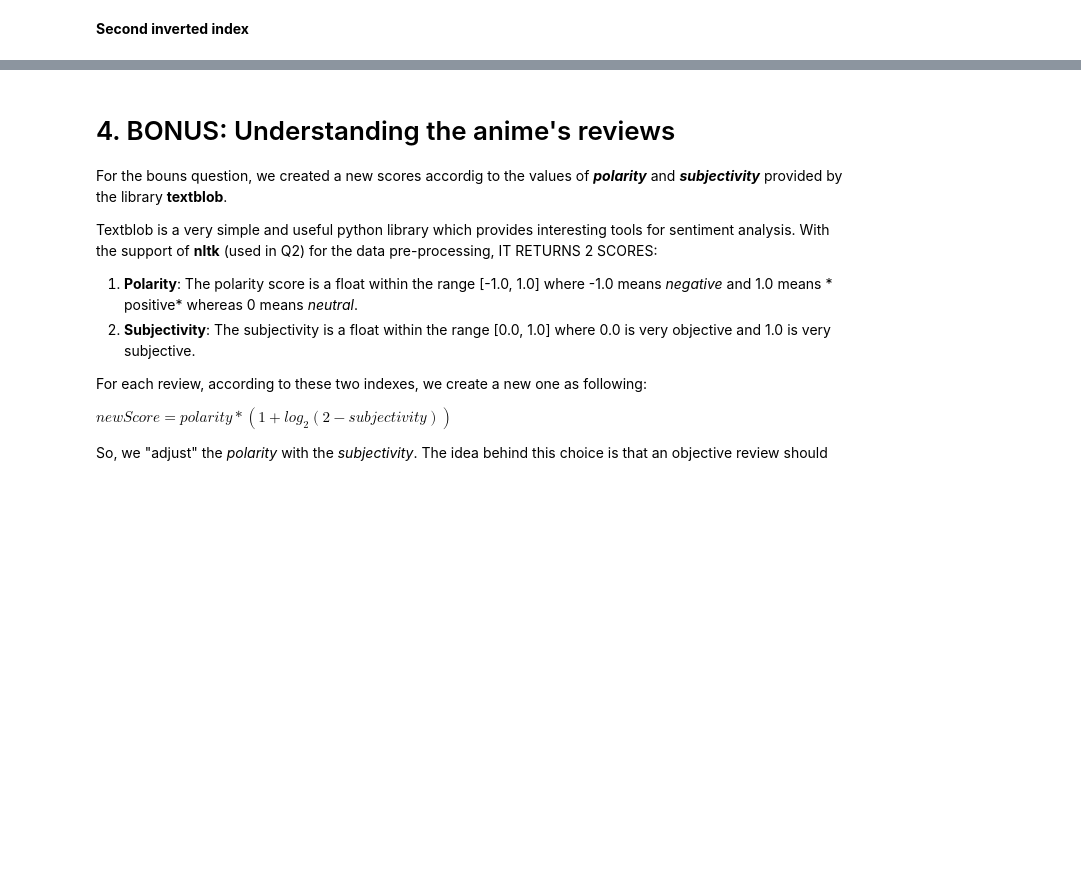
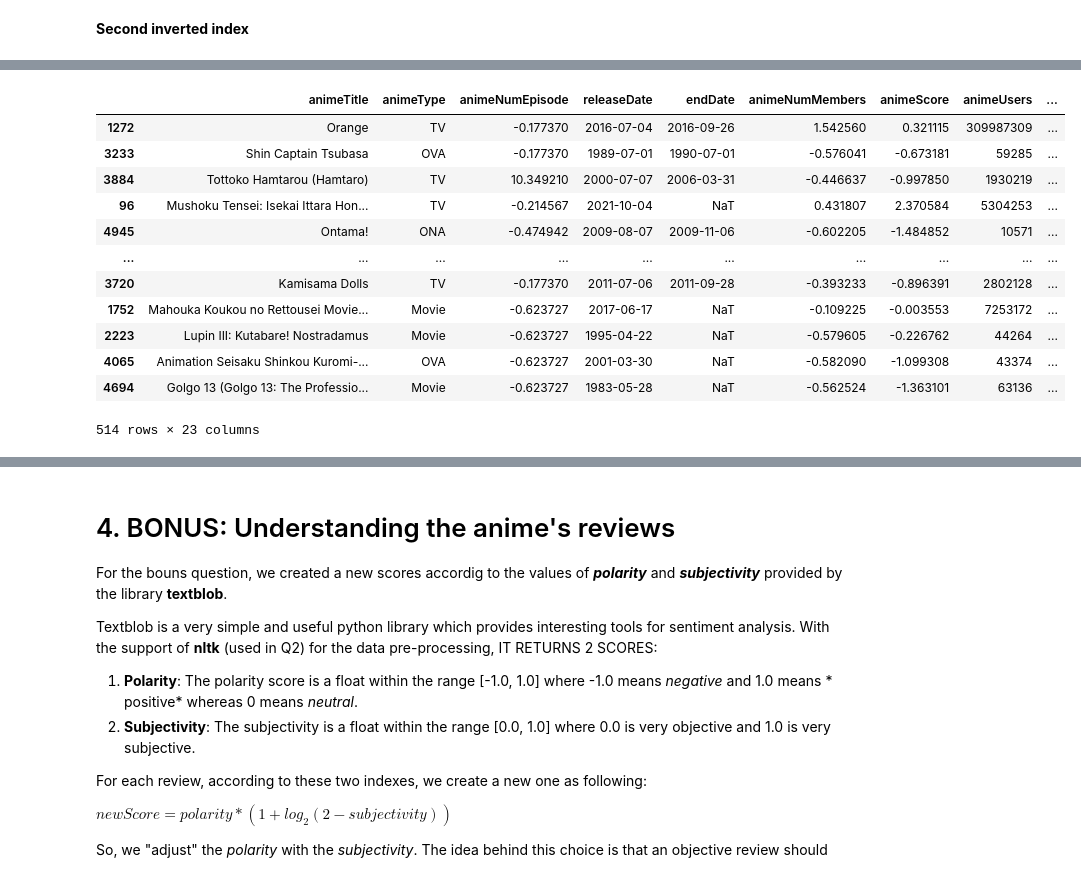
Before and after one commit to pepi99/adm-hw3, a Jupyter notebook: main.ipynb, the cells around one changed output, grey strips where cells are left out. Drawn from its saved outputs; the diff is of its cells as text; code cells hidden in the pictures; blank space fills up the shorter version.

```diff
--- a/main.ipynb
+++ b/main.ipynb
@@ -78,6 +81,7 @@ df.to_csv('./q2_dataset.csv', index=False)
 # IMPORT THE FUNCTIONS
 from functions_q2 import *
 # %%
+df = df.iloc[:5000, : ]
 start = time.time()
 df['animeDescription'] = np.vectorize(preprocess)(df['animeDescription'])
 print('Preprocessing time: ', round(time.time() - start, 2))
@@ -161,7 +219,7 @@ QUERY = {'animeType': 'TV', 'animeNumEpisode': 10, 'endDate': 1, 'animeNumMember
 
 
 # Preprocess end date
-df2 = df2.loc[top_k_docids, :] # add animeUrl when in the DF!
+df2 = df.loc[top_k_docids, :] # add animeUrl when in the DF!
 df2['tfidf'] = top_k_similarities
 
 
@@ -179,39 +237,53 @@ def eucl(a, b):
 def new_score(row):
     euclid, hamming, tfidf = row
     euclidean_index = euclid**-1
-    hamming_index = np.log(1 + hamming)**-1
+    hamming_index = np.log2(2 + hamming)**-1
     new_score = tfidf * euclidean_index * hamming_index
 
     return new_score
 
 s = df2['animePopularity'].mean()
 d = df2['animePopularity'].std()
 QUERY['animePopularity'] = (QUERY['animePopularity'] - s)/d
 
 s = df2['animeScore'].mean()
 d = df2['animeScore'].std()
 QUERY['animeScore'] = (QUERY['animeScore'] - s)/d
 
 s = df2['animeNumMembers'].mean()
 d = df2['animeNumMembers'].std()
 QUERY['animeNumMembers'] = (QUERY['animeNumMembers'] - s)/d
 
 s = df2['animeNumEpisode'].mean()
 d = df2['animeNumEpisode'].std()
 QUERY['animeNumEpisode'] = (QUERY['animeNumEpisode'] - s)/d
 
 
 df2['animePopularity'] =(df2['animePopularity']-df2['animePopularity'].mean())/df2['animePopularity'].std()
 df2['animeScore'] =(df2['animeScore']-df2['animeScore'].mean())/df2['animeScore'].std()
 df2['animeNumMembers'] =(df2['animeNumMembers']-df2['animeNumMembers'].mean())/df2['animeNumMembers'].std()
 df2['animeNumEpisode'] =(df2['animeNumEpisode']-df2['animeNumEpisode'].mean())/df2['animeNumEpisode'].std()
 
 Z = df2[['animePopularity', 'animeScore','animeNumMembers', 'animeNumEpisode']].values
 df2['euclidean_distance'] = [eucl(curr_vec, z) for z in Z]
 
 df2['hamming_distance'] = df2['endDateHamming'] + df2['animeTypeHamming']
 df2['newScore'] = df2[['euclidean_distance', 'hamming_distance', 'tfidf']].apply(new_score, axis=1)
 df2
+# %% [output]
+|  | animeTitle | animeType | animeNumEpisode | releaseDate | endDate | animeNumMembers | animeScore | animeUsers | ... |
+| 1272 | Orange | TV | -0.177370 | 2016-07-04 | 2016-09-26 | 1.542560 | 0.321115 | 309987309 | ... |
+| 3233 | Shin Captain Tsubasa | OVA | -0.177370 | 1989-07-01 | 1990-07-01 | -0.576041 | -0.673181 | 59285 | ... |
+| 3884 | Tottoko Hamtarou (Hamtaro) | TV | 10.349210 | 2000-07-07 | 2006-03-31 | -0.446637 | -0.997850 | 1930219 | ... |
+| 96 | Mushoku Tensei: Isekai Ittara Hon... | TV | -0.214567 | 2021-10-04 | NaT | 0.431807 | 2.370584 | 5304253 | ... |
+| 4945 | Ontama! | ONA | -0.474942 | 2009-08-07 | 2009-11-06 | -0.602205 | -1.484852 | 10571 | ... |
+| ... | ... | ... | ... | ... | ... | ... | ... | ... | ... |
+| 3720 | Kamisama Dolls | TV | -0.177370 | 2011-07-06 | 2011-09-28 | -0.393233 | -0.896391 | 2802128 | ... |
+| 1752 | Mahouka Koukou no Rettousei Movie... | Movie | -0.623727 | 2017-06-17 | NaT | -0.109225 | -0.003553 | 7253172 | ... |
+| 2223 | Lupin III: Kutabare! Nostradamus | Movie | -0.623727 | 1995-04-22 | NaT | -0.579605 | -0.226762 | 44264 | ... |
+| 4065 | Animation Seisaku Shinkou Kuromi-... | OVA | -0.623727 | 2001-03-30 | NaT | -0.582090 | -1.099308 | 43374 | ... |
+| 4694 | Golgo 13 (Golgo 13: The Professio... | Movie | -0.623727 | 1983-05-28 | NaT | -0.562524 | -1.363101 | 63136 | ... |
+514 rows × 23 columns
 # %%
 doc_ids = df2.index
 
```
Also changed, not shown: parts of 14 cells of this notebook.
